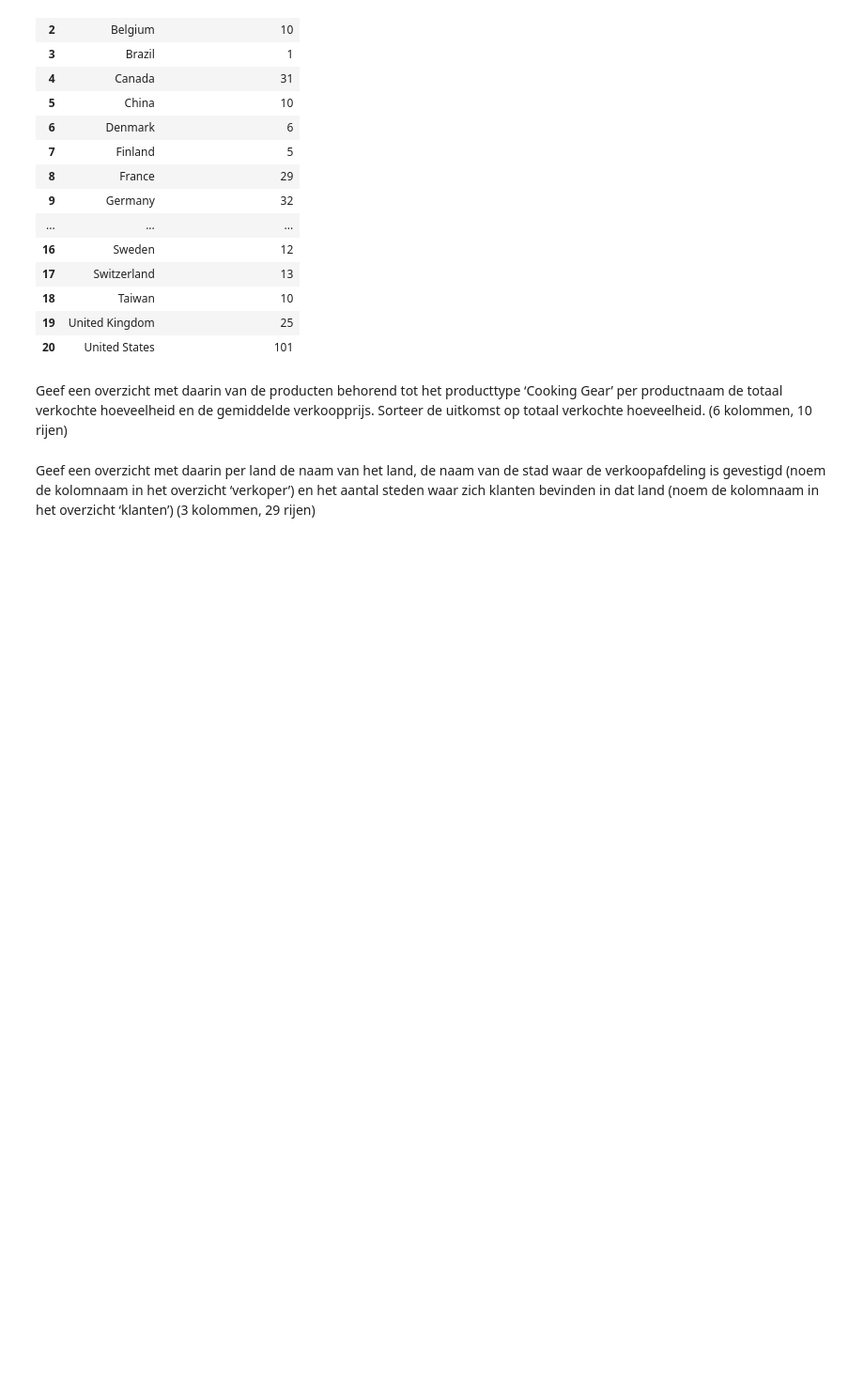
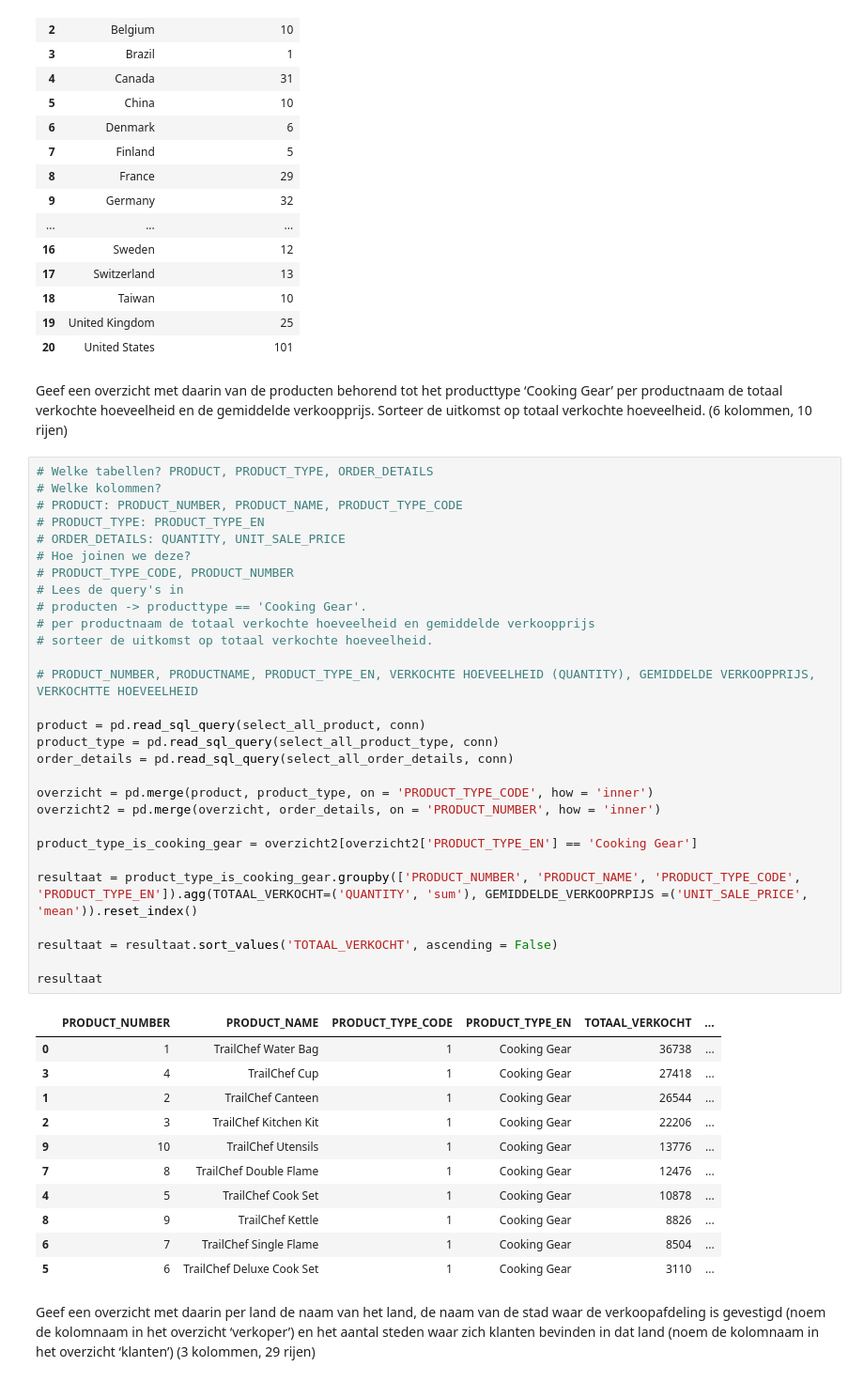
Before and after one commit to RobbertSchwarze/SEM4Robbert, a Jupyter notebook: DEAI - Pythonweek WC Dataselectie met pandas/Opdrachten.ipynb, the cells around one changed output. Shown at 94% size. Drawn from its saved outputs; the diff is of its cells as text; blank space fills up the shorter version.

Commit message:
[OPDRACHT] overzicht van producten met producttype 'COOKING GEAR'

```diff
--- a/DEAI - Pythonweek WC Dataselectie met pandas/Opdrachten.ipynb
+++ b/DEAI - Pythonweek WC Dataselectie met pandas/Opdrachten.ipynb
@@ -763,6 +763,47 @@ resultaat
 | 20 | United States | 101 |
 # %% [markdown]
 Geef een overzicht met daarin van de producten behorend tot het producttype ‘Cooking Gear’ per productnaam de totaal verkochte hoeveelheid en de gemiddelde verkoopprijs. Sorteer de uitkomst op totaal verkochte hoeveelheid. (6 kolommen, 10 rijen)
+# %%
+# Welke tabellen? PRODUCT, PRODUCT_TYPE, ORDER_DETAILS
+# Welke kolommen?
+# PRODUCT: PRODUCT_NUMBER, PRODUCT_NAME, PRODUCT_TYPE_CODE
+# PRODUCT_TYPE: PRODUCT_TYPE_EN
+# ORDER_DETAILS: QUANTITY, UNIT_SALE_PRICE
+# Hoe joinen we deze?
+# PRODUCT_TYPE_CODE, PRODUCT_NUMBER
+# Lees de query's in
+# producten -> producttype == 'Cooking Gear'.
+# per productnaam de totaal verkochte hoeveelheid en gemiddelde verkoopprijs
+# sorteer de uitkomst op totaal verkochte hoeveelheid.
+
+# PRODUCT_NUMBER, PRODUCTNAME, PRODUCT_TYPE_EN, VERKOCHTE HOEVEELHEID (QUANTITY), GEMIDDELDE VERKOOPPRIJS, VERKOCHTTE HOEVEELHEID
+
+product = pd.read_sql_query(select_all_product, conn)
+product_type = pd.read_sql_query(select_all_product_type, conn)
+order_details = pd.read_sql_query(select_all_order_details, conn)
+
+overzicht = pd.merge(product, product_type, on = 'PRODUCT_TYPE_CODE', how = 'inner')
+overzicht2 = pd.merge(overzicht, order_details, on = 'PRODUCT_NUMBER', how = 'inner')
+
+product_type_is_cooking_gear = overzicht2[overzicht2['PRODUCT_TYPE_EN'] == 'Cooking Gear']
+
+resultaat = product_type_is_cooking_gear.groupby(['PRODUCT_NUMBER', 'PRODUCT_NAME', 'PRODUCT_TYPE_CODE', 'PRODUCT_TYPE_EN']).agg(TOTAAL_VERKOCHT=('QUANTITY', 'sum'), GEMIDDELDE_VERKOOPRPIJS =('UNIT_SALE_PRICE', 'mean')).reset_index()
+
+resultaat = resultaat.sort_values('TOTAAL_VERKOCHT', ascending = False)
+
+resultaat
+# %% [output]
+|  | PRODUCT_NUMBER | PRODUCT_NAME | PRODUCT_TYPE_CODE | PRODUCT_TYPE_EN | TOTAAL_VERKOCHT | ... |
+| 0 | 1 | TrailChef Water Bag | 1 | Cooking Gear | 36738 | ... |
+| 3 | 4 | TrailChef Cup | 1 | Cooking Gear | 27418 | ... |
+| 1 | 2 | TrailChef Canteen | 1 | Cooking Gear | 26544 | ... |
+| 2 | 3 | TrailChef Kitchen Kit | 1 | Cooking Gear | 22206 | ... |
+| 9 | 10 | TrailChef Utensils | 1 | Cooking Gear | 13776 | ... |
+| 7 | 8 | TrailChef Double Flame | 1 | Cooking Gear | 12476 | ... |
+| 4 | 5 | TrailChef Cook Set | 1 | Cooking Gear | 10878 | ... |
+| 8 | 9 | TrailChef Kettle | 1 | Cooking Gear | 8826 | ... |
+| 6 | 7 | TrailChef Single Flame | 1 | Cooking Gear | 8504 | ... |
+| 5 | 6 | TrailChef Deluxe Cook Set | 1 | Cooking Gear | 3110 | ... |
 # %% [markdown]
 Geef een overzicht met daarin per land de naam van het land, de naam van de stad waar de verkoopafdeling is gevestigd (noem de kolomnaam in het overzicht ‘verkoper’) en het aantal steden waar zich klanten bevinden in dat land (noem de kolomnaam in het overzicht ‘klanten’) (3 kolommen, 29 rijen)
 # %% [markdown]
```
